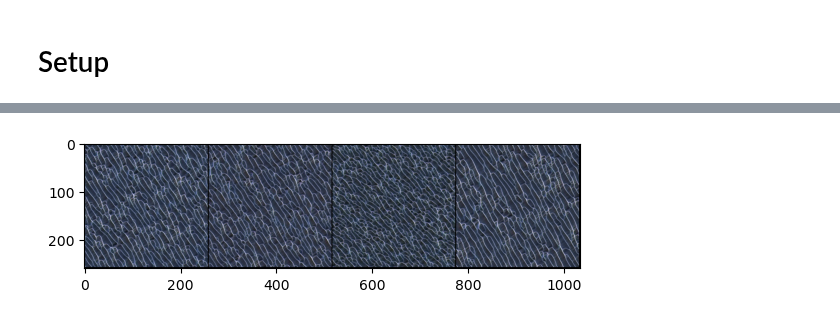
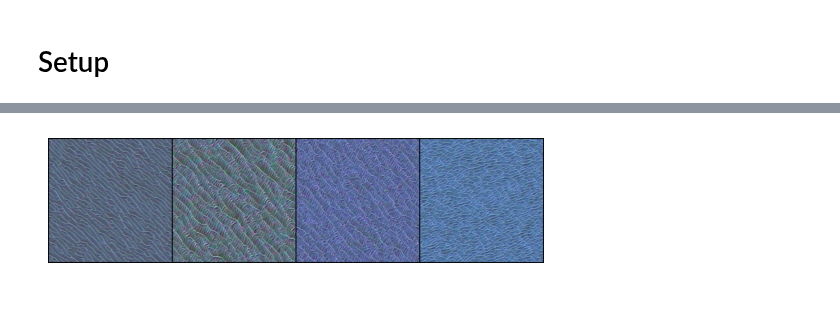
Before and after one commit to fastai/course22p2, a Jupyter notebook: nbs/17B_NCA.ipynb, the cells around one changed output, grey strips where cells are left out. Drawn from its saved outputs; the diff is of its cells as text; code cells hidden in the pictures.

```diff
--- a/nbs/17B_NCA.ipynb
+++ b/nbs/17B_NCA.ipynb
@@ -69,0 +97,4 @@ with torch.no_grad():
+# %%
+x = make_grids(1)
+model_inputs = perchannel_conv(x, filters)
+model_inputs.shape
@@ -70,13 +147,12 @@ with torch.no_grad():
 # %%
-class DummyDataset(Dataset):
-    def __init__(self, length=1, x=0, y=0): store_attr('length,x,y')
+class LengthDataset():
+    def __init__(self, length=1): self.length=length
     def __len__(self): return self.length
-    def __getitem__(self, idx): return self.x, self.y
+    def __getitem__(self, idx): return 0,0
 
 def get_dummy_dls(length=100):
-    dl = DataLoader(DummyDataset(length=length), batch_size=1)
-    valid_dl = DataLoader(DummyDataset(length=1), batch_size=1)
-    return DataLoaders(dl, valid_dl)
+    return DataLoaders(DataLoader(LengthDataset(length), batch_size=1),
+                       DataLoader(LengthDataset(1), batch_size=1))
 # %%
 class NCAProgressCB(ProgressCB):
     def after_batch(self, learn):
@@ -106,23 +185,21 @@ class NCAProgressCB(ProgressCB):
 class NCACB(TrainCB):
     order = DeviceCB.order+1
     def __init__(self, ca, style_img_tensor, style_loss_scale=0.1, size=256, step_n_min=32, step_n_max=96):
-        store_attr()
-        with torch.no_grad():
-            self.style_target_grams = calc_styles(style_img_tensor)
-            self.pool = ca.seed(256, sz=size) # Set up a 'pool' of grids
+        fc.store_attr()
+        with torch.no_grad(): self.pool = make_grids(256, sz=size) # Set up a 'pool' of grids
 
     def predict(self, learn):
 
         # Pick some random samples from the pool
-        batch_idx = np.random.choice(len(self.pool), 4, replace=False)
+        batch_idx = torch.randint(0, len(self.pool), (4,)) # np.random.choice(len(self.pool), 4, replace=False)
         x = self.pool[batch_idx]
 
         # occasionally zero out some samples
-        if np.random.randint(8) == 1:
-            x[:1] = self.ca.seed(1, sz=self.size)
+        if torch.randint(8, (1,)) < 1:
+            x[:1] =  make_grids(1, sz=self.size)
 
         # Apply the model a number of times
-        for _ in range(np.random.randint(self.step_n_min, self.step_n_max)):
+        for _ in range(torch.randint(self.step_n_min, self.step_n_max, (1,))):
             x = self.learn.model(x)
 
         # Update pool
@@ -132,8 +209,7 @@ class NCACB(TrainCB):
         learn.preds = x
 
     def get_loss(self, learn):
-        output_grams = calc_styles(learn.model.to_rgb(self.learn.preds))
-        style_loss = self.learn.loss_func(output_grams, self.style_target_grams)
+        style_loss = self.learn.loss_func(learn.model.to_rgb(self.learn.preds))
         overflow_loss = (self.learn.preds-self.learn.preds.clamp(-1.0, 1.0)).abs().sum()
         learn.loss = overflow_loss + style_loss*self.style_loss_scale
 
@@ -145,9 +221,11 @@ class NCACB(TrainCB):
 
     def before_fit(self, learn): self.learn=learn
 # %%
-model = SimpleCA(device)
-cbs = [NCACB(model, style_img_tensor), NCAProgressCB(), MetricsCB()]
-learn = Learner(model, get_dummy_dls(1200), calc_style_loss, lr=1e-3, cbs=cbs, opt_func=torch.optim.Adam)
+model = SimpleCA().to(def_device)
+cbs = [NCACB(model, style_im), NCAProgressCB(), MetricsCB()]
+style_loss = StyleLossToTarget(style_im)
+
+learn = Learner(model, get_dummy_dls(1200), style_loss, lr=1e-3, cbs=cbs, opt_func=torch.optim.Adam)
 # %%
 learn.fit(1)
 # %% [output]
@@ -158,7 +236,7 @@ learn.fit(1)
 # %%
-# Check out the final batch
+# Check out the final batch:
 rgb = model.to_rgb(learn.preds.detach())
 rgb = torchvision.utils.make_grid(rgb)
-plt.imshow(rgb.permute(1, 2, 0).cpu().clip(0, 1));
+show_image(rgb.clip(0, 1));
 # %% [output]
-[figure, old version]
+[figure, new version]
```
Also changed, not shown: parts of 26 cells of this notebook, 2 other files.
